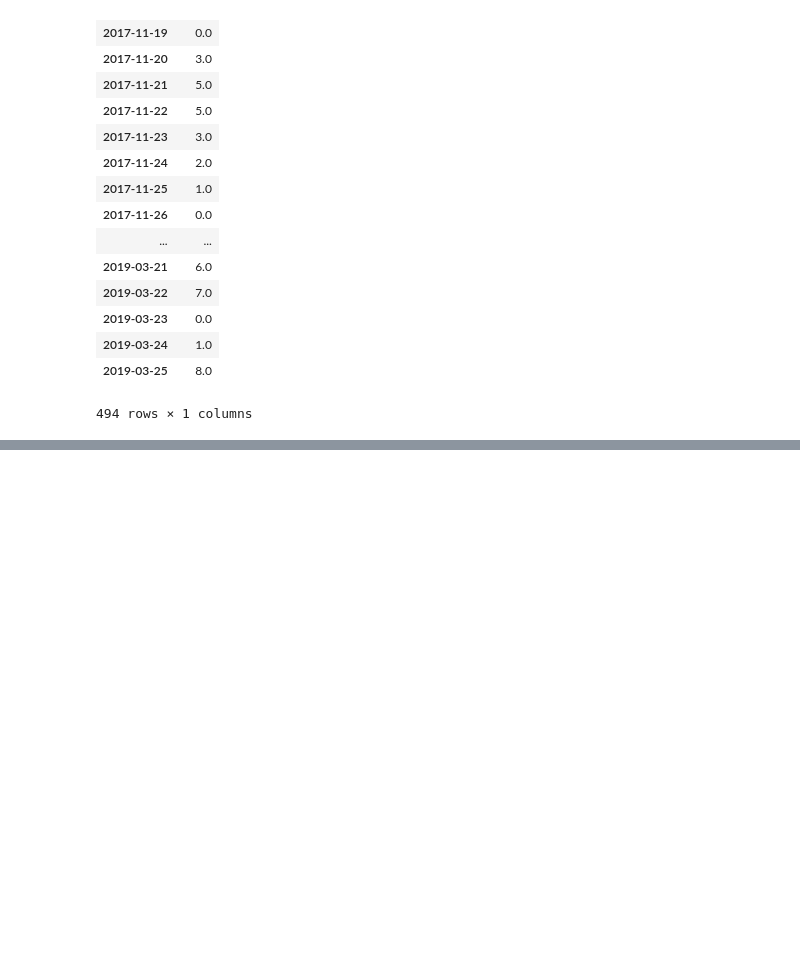
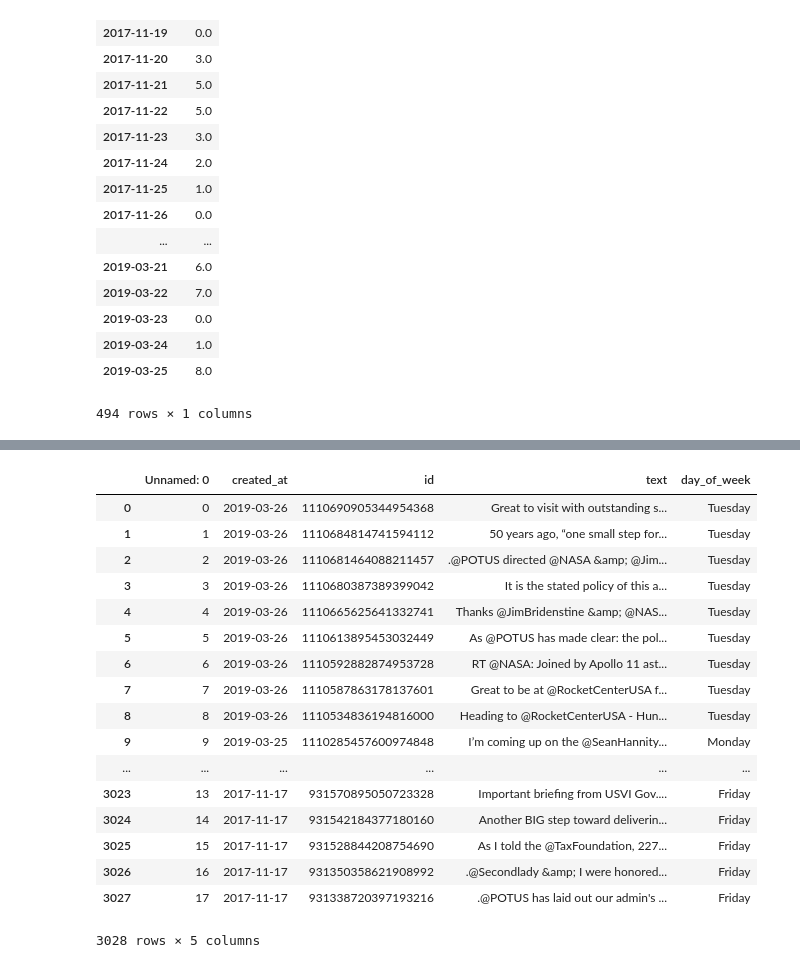
Before and after one commit to mng12689/predictit, a Jupyter notebook: Untitled.ipynb, the cells around one changed output, grey strips where cells are left out. Saved outputs shown, nothing was run; the diff lists cells and outputs as text; code cells hidden in the pictures; blank space fills up the shorter version.

```diff
--- a/Untitled.ipynb
+++ b/Untitled.ipynb
@@ -732,3 +749,17 @@ b
 | 2019-03-24 | 1.0 |
 | 2019-03-25 | 8.0 |
 494 rows × 1 columns
+# %%
+df = pd.read_csv("data/tweets/@vp.csv")
+
+df['day_of_week'] = pd.to_datetime(df['created_at']).dt.day_name()
+weekdays = ['Monday', 'Tuesday', 'Wednesday', 'Thursday', 'Friday', 'Saturday', 'Sunday']
+timezone = pytz.timezone("US/Eastern")
+from_date = timezone.localize(datetime.datetime.now())
+circular_weekdays = np.tile(weekdays, 2)
+idx = np.where(circular_weekdays == from_date.strftime("%A"))[0][0]
+weekdays_left = circular_weekdays[idx:idx+2]
+df = df[df["day_of_week"].isin(weekdays_left)]
+
+b=bucketed(df, start_on="Thursday"), # starting on day)
+b
@@ -734,0 +785,21 @@ b
+# %%
+df
+# %% [output]
+|  | Unnamed: 0 | created_at | id | text | day_of_week |
+| 0 | 0 | 2019-03-26 | 1110690905344954368 | Great to visit with outstanding s... | Tuesday |
+| 1 | 1 | 2019-03-26 | 1110684814741594112 | 50 years ago, “one small step for... | Tuesday |
+| 2 | 2 | 2019-03-26 | 1110681464088211457 | .@POTUS directed @NASA &amp; @Jim... | Tuesday |
+| 3 | 3 | 2019-03-26 | 1110680387389399042 | It is the stated policy of this a... | Tuesday |
+| 4 | 4 | 2019-03-26 | 1110665625641332741 | Thanks @JimBridenstine &amp; @NAS... | Tuesday |
+| 5 | 5 | 2019-03-26 | 1110613895453032449 | As @POTUS has made clear: the pol... | Tuesday |
+| 6 | 6 | 2019-03-26 | 1110592882874953728 | RT @NASA: Joined by Apollo 11 ast... | Tuesday |
+| 7 | 7 | 2019-03-26 | 1110587863178137601 | Great to be at @RocketCenterUSA f... | Tuesday |
+| 8 | 8 | 2019-03-26 | 1110534836194816000 | Heading to @RocketCenterUSA - Hun... | Tuesday |
+| 9 | 9 | 2019-03-25 | 1110285457600974848 | I’m coming up on the @SeanHannity... | Monday |
+| ... | ... | ... | ... | ... | ... |
+| 3023 | 13 | 2017-11-17 | 931570895050723328 | Important briefing from USVI Gov.... | Friday |
+| 3024 | 14 | 2017-11-17 | 931542184377180160 | Another BIG step toward deliverin... | Friday |
+| 3025 | 15 | 2017-11-17 | 931528844208754690 | As I told the @TaxFoundation, 227... | Friday |
+| 3026 | 16 | 2017-11-17 | 931350358621908992 | .@Secondlady &amp; I were honored... | Friday |
+| 3027 | 17 | 2017-11-17 | 931338720397193216 | .@POTUS has laid out our admin's ... | Friday |
+3028 rows × 5 columns
```
Also changed, not shown: parts of 4 cells of this notebook.
